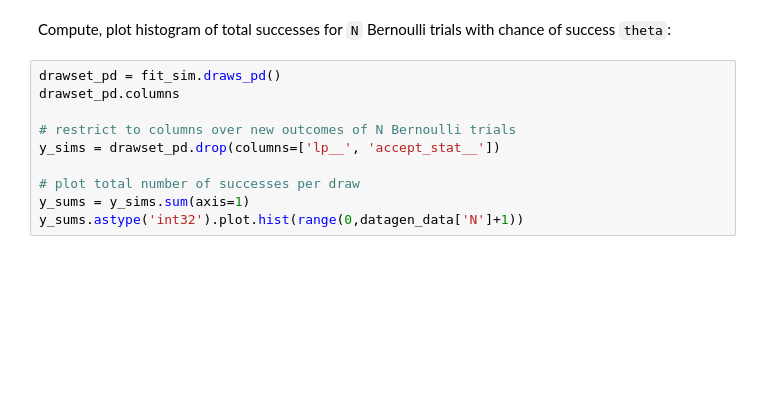
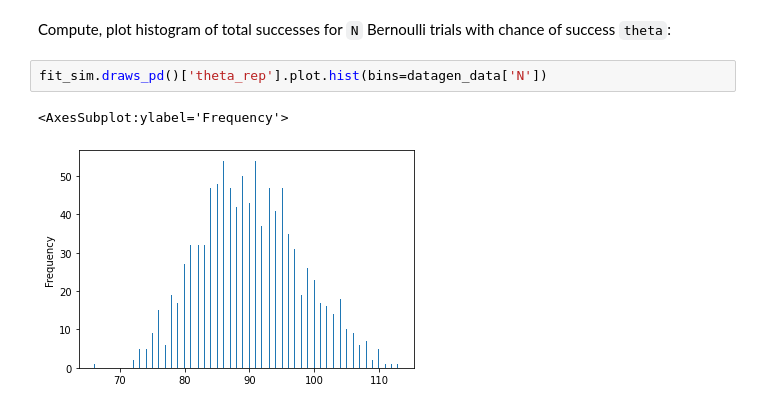
Before and after one commit to stan-dev/cmdstanpy, a Jupyter notebook: docsrc/examples/MCMC Sampling.ipynb, the cells around one changed output. Cells and saved outputs as stored; diff of their text form; blank space fills up the shorter version.

```diff
--- a/docsrc/examples/MCMC Sampling.ipynb
+++ b/docsrc/examples/MCMC Sampling.ipynb
@@ -127,12 +219,7 @@ fit_sim.summary()
 # %% [markdown]
 Compute, plot histogram of total successes for `N` Bernoulli trials with chance of success `theta`:
-# %%
-drawset_pd = fit_sim.draws_pd()
-drawset_pd.columns
-
-# restrict to columns over new outcomes of N Bernoulli trials
-y_sims = drawset_pd.drop(columns=['lp__', 'accept_stat__'])
-
-# plot total number of successes per draw
-y_sums = y_sims.sum(axis=1)
-y_sums.astype('int32').plot.hist(range(0,datagen_data['N']+1))
+# %%
+fit_sim.draws_pd()['theta_rep'].plot.hist(bins=datagen_data['N'])
+# %% [output]
+<AxesSubplot:ylabel='Frequency'>
+[figure, added]
```
Also changed, not shown: parts of 11 cells of this notebook.
